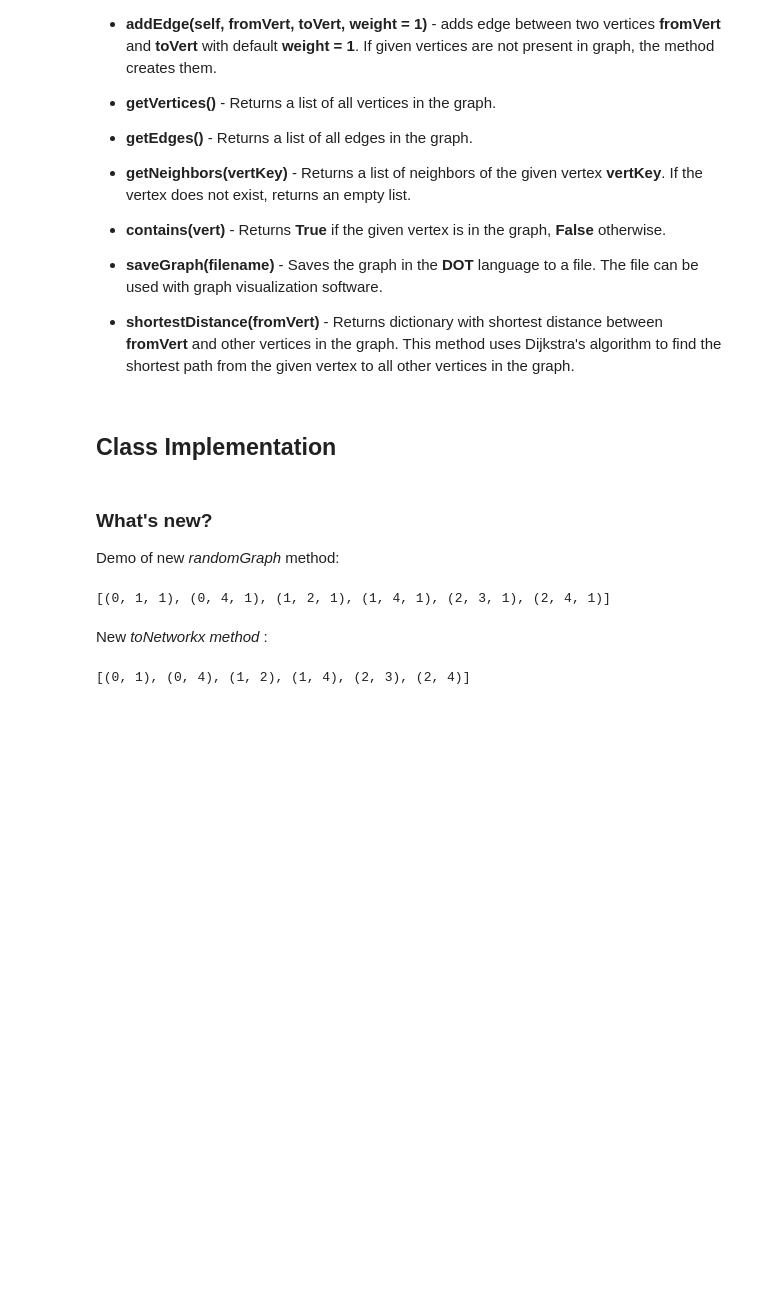
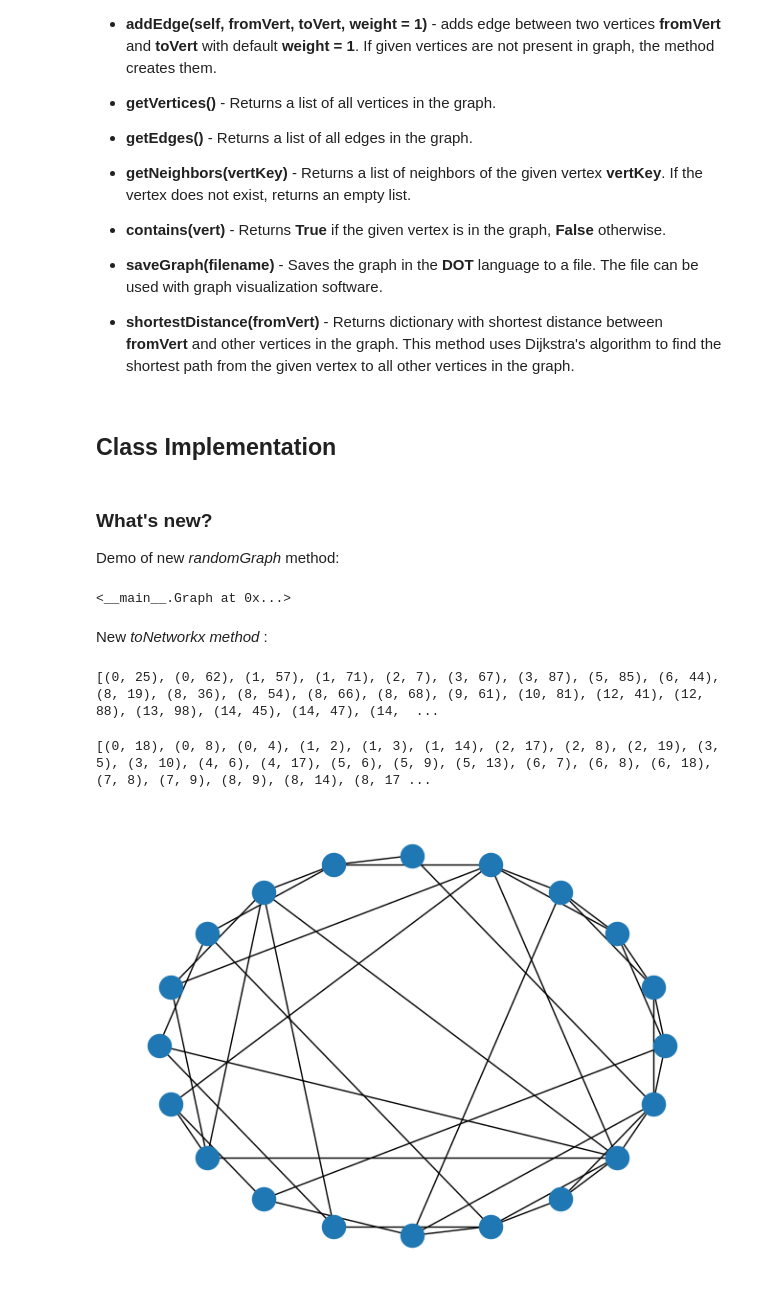
Before and after one commit to kaledgar/CplxNtwrk2023, a Jupyter notebook: CplxNtwrks3/list3_notebook.ipynb, the cells around one changed output. Drawn from its saved outputs; the diff is of its cells as text; code cells hidden in the pictures; blank space fills up the shorter version.

Commit message:
updated random graph methods to Graph class

```diff
--- a/CplxNtwrks3/list3_notebook.ipynb
+++ b/CplxNtwrks3/list3_notebook.ipynb
@@ -178,20 +178,58 @@ class Graph:
             self.addEdge(i, j)
 
         return self
+
+    def removeEdge(self, fromVert, toVert):
+        if fromVert in self.vertices and toVert in self.vertices:
+            self.vertices[fromVert] = [(v, w) for v, w in self.vertices[fromVert] if v != toVert]
+            self.vertices[toVert] = [(v, w) for v, w in self.vertices[toVert] if v != fromVert]
+
+    def wattsStrogatz1(self, n, k, p):
+        if k >= n:
+            raise ValueError("k must be less than n")
+        self.vertices = {}
+        self.numVertices = 0
+
+        # Create a ring lattice
+        for node in range(n):
+            neighbors = [(node + i) % n for i in range(1, k // 2 + 1)]
+            self.addVertex(node)
+            for neighbor in neighbors:
+                self.addEdge(node, neighbor)
+
+        # Rewire edges
+        for i in range(n):
+            for j in range(i + 1, i + k // 2 + 1):
+                if random.random() < p:
+                    new_j = random.randint(0, n - 1)
+                    while new_j == i or (i, new_j) in self.getEdges() or (new_j, i) in self.getEdges():
+                        new_j = random.randint(0, n - 1)
+                    self.removeEdge(i, j % n)
+                    self.addEdge(i, new_j)
+        return self
 # %% [markdown]
 ### What's new? <a class="anchor" id="ex1"></a>
 
 Demo of new *randomGraph* method:
 # %%
 graph = Graph()
-graph.randomGraph(5, 0.5)
-graph.getEdges()
+graph.randomGraph(100, 0.02)
 # %% [output]
-[(0, 1, 1), (0, 4, 1), (1, 2, 1), (1, 4, 1), (2, 3, 1), (2, 4, 1)]
+<__main__.Graph at 0x...>
 # %% [markdown]
 New *toNetworkx method* :
 # %%
 x = graph.toNetworkx()
 print(x.edges)
 # %% [output]
-[(0, 1), (0, 4), (1, 2), (1, 4), (2, 3), (2, 4)]
+[(0, 25), (0, 62), (1, 57), (1, 71), (2, 7), (3, 67), (3, 87), (5, 85), (6, 44), (8, 19), (8, 36), (8, 54), (8, 66), (8, 68), (9, 61), (10, 81), (12, 41), (12, 88), (13, 98), (14, 45), (14, 47), (14,  ...
+# %%
+ws = Graph()
+ws.wattsStrogatz1(20, 4, 0.4)
+
+y = ws.toNetworkx()
+print(y.edges)
+nx.draw(y, pos=nx.shell_layout(y))
+# %% [output]
+[(0, 18), (0, 8), (0, 4), (1, 2), (1, 3), (1, 14), (2, 17), (2, 8), (2, 19), (3, 5), (3, 10), (4, 6), (4, 17), (5, 6), (5, 9), (5, 13), (6, 7), (6, 8), (6, 18), (7, 8), (7, 9), (8, 9), (8, 14), (8, 17 ...
+[figure, added]
```
Also changed, not shown: parts of 1 cell of this notebook, 1 other file.
